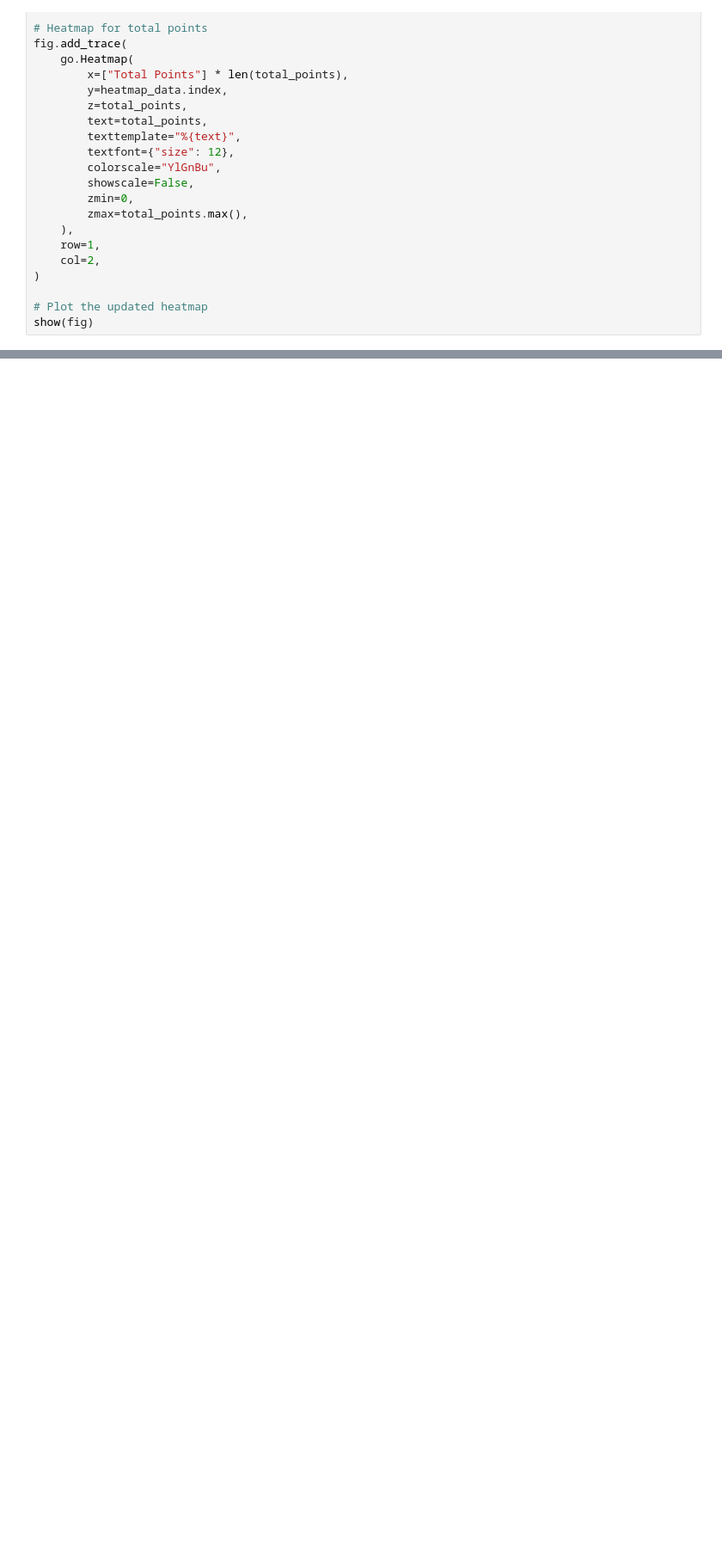
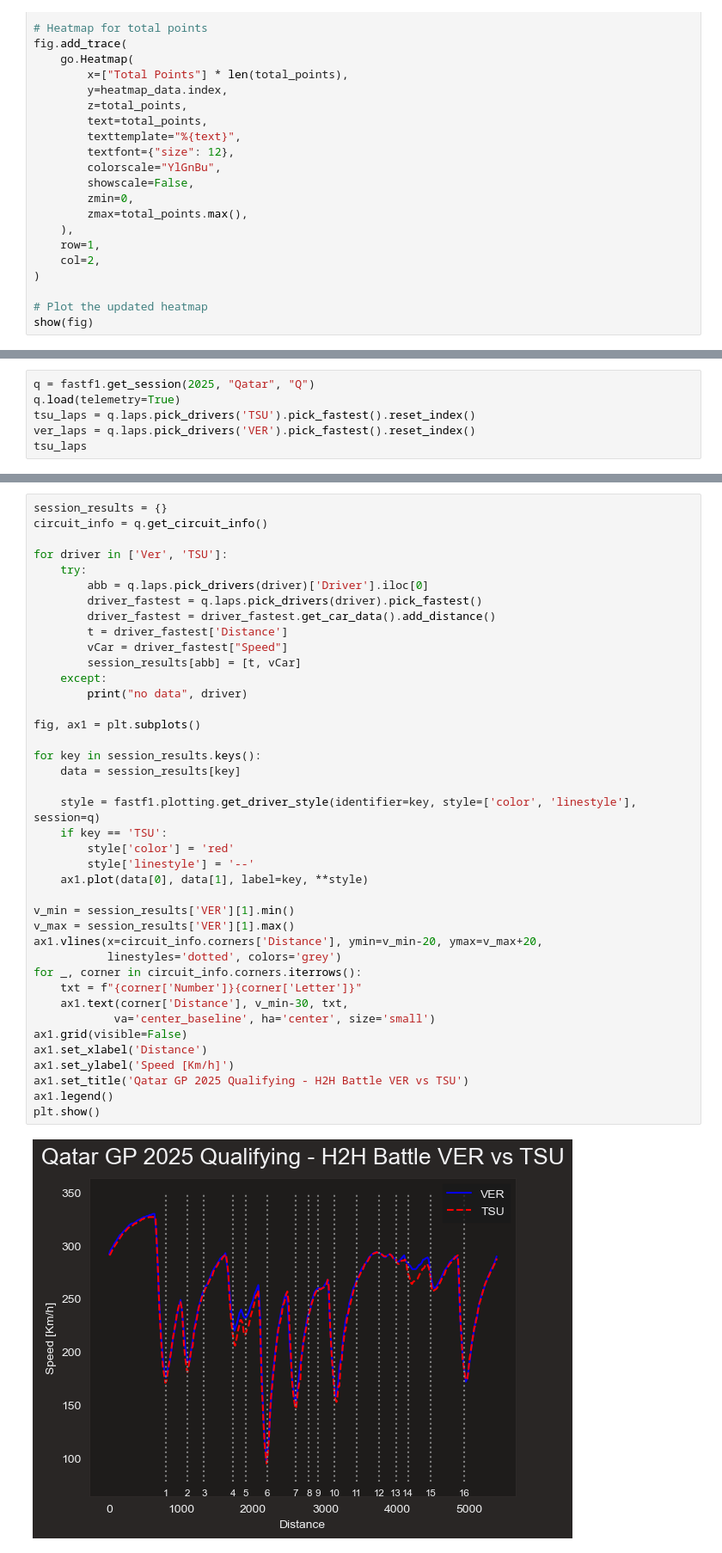
Before and after one commit to elijahmccauley/f1_tire_deg, a Jupyter notebook: f1_data_twitter.ipynb, the cells around one changed output, grey strips where cells are left out. Shown at 86% size. Saved outputs shown, nothing was run; the diff lists cells and outputs as text; blank space fills up the shorter version.

```diff
--- a/f1_data_twitter.ipynb
+++ b/f1_data_twitter.ipynb
@@ -347,0 +356,6 @@ show(fig)
+# %%
+q = fastf1.get_session(2025, "Qatar", "Q")
+q.load(telemetry=True)
+tsu_laps = q.laps.pick_drivers('TSU').pick_fastest().reset_index()
+ver_laps = q.laps.pick_drivers('VER').pick_fastest().reset_index()
+tsu_laps
@@ -347,0 +396,42 @@ show(fig)
+# %%
+session_results = {}
+circuit_info = q.get_circuit_info()
+
+for driver in ['Ver', 'TSU']:
+    try:
+        abb = q.laps.pick_drivers(driver)['Driver'].iloc[0]
+        driver_fastest = q.laps.pick_drivers(driver).pick_fastest()
+        driver_fastest = driver_fastest.get_car_data().add_distance()
+        t = driver_fastest['Distance']
+        vCar = driver_fastest["Speed"]
+        session_results[abb] = [t, vCar]
+    except:
+        print("no data", driver)
+
+fig, ax1 = plt.subplots()
+
+for key in session_results.keys():
+    data = session_results[key]
+
+    style = fastf1.plotting.get_driver_style(identifier=key, style=['color', 'linestyle'], session=q)
+    if key == 'TSU':
+        style['color'] = 'red'
+        style['linestyle'] = '--'
+    ax1.plot(data[0], data[1], label=key, **style)
+
+v_min = session_results['VER'][1].min()
+v_max = session_results['VER'][1].max()
+ax1.vlines(x=circuit_info.corners['Distance'], ymin=v_min-20, ymax=v_max+20,
+           linestyles='dotted', colors='grey')
+for _, corner in circuit_info.corners.iterrows():
+    txt = f"{corner['Number']}{corner['Letter']}"
+    ax1.text(corner['Distance'], v_min-30, txt,
+            va='center_baseline', ha='center', size='small')
+ax1.grid(visible=False)
+ax1.set_xlabel('Distance')
+ax1.set_ylabel('Speed [Km/h]')
+ax1.set_title('Qatar GP 2025 Qualifying - H2H Battle VER vs TSU')
+ax1.legend()
+plt.show()
+# %% [output]
+[figure, added]
```
Also changed, not shown: parts of 14 cells of this notebook, 6 other files.
